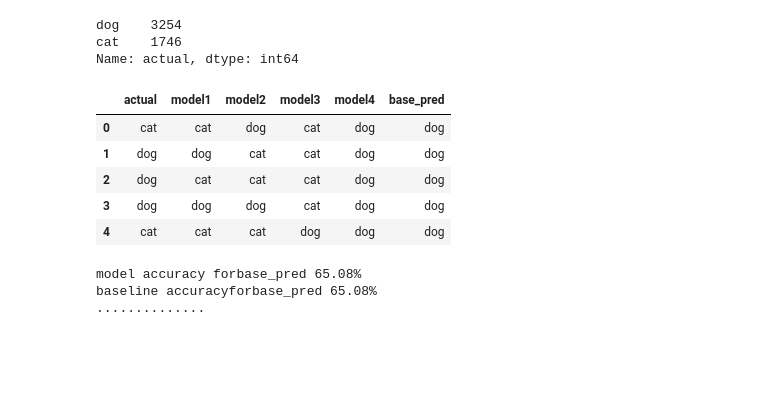
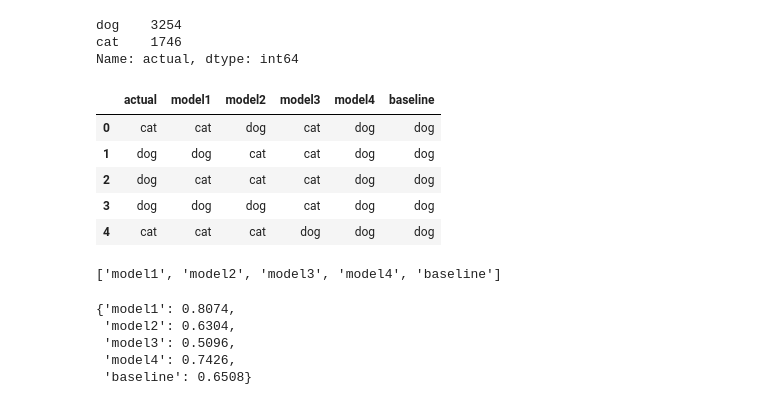
Before and after one commit to Saroj6632/classification-exercises, a Jupyter notebook: model_evaluation.ipynb, the cells around one changed output. Cells and saved outputs as stored; diff of their text form; code cells hidden in the pictures; blank space fills up the shorter version.

```diff
--- a/model_evaluation.ipynb
+++ b/model_evaluation.ipynb
@@ -358,27 +196,32 @@ cat    1746
 Name: actual, dtype: int64
 # %%
 # since DOG is the most common, dog is set as baseline
-df['base_pred']='dog'
+df['baseline']='dog'
 df.head()
 # %% [output]
-|  | actual | model1 | model2 | model3 | model4 | base_pred |
+|  | actual | model1 | model2 | model3 | model4 | baseline |
 | 0 | cat | cat | dog | cat | dog | dog |
 | 1 | dog | dog | cat | cat | dog | dog |
 | 2 | dog | cat | cat | cat | dog | dog |
 | 3 | dog | dog | dog | cat | dog | dog |
 | 4 | cat | cat | cat | dog | dog | dog |
 # %%
-columns= df.columns
+columns= list(df.columns)
+columns = columns[1:]
+columns
+# %% [output]
+['model1', 'model2', 'model3', 'model4', 'baseline']
-# %%
-# model and baseline accuracy i.e actual == prediction
-for col in columns:
-    model_accuracy=(df.actual == df[col]).mean()
-    baseline_accuracy= (df.actual == df.base_pred).mean()
-print(f'model accuracy for{col} {model_accuracy:.2%}')
-print(f'baseline accuracyfor{col} {baseline_accuracy:.2%}')
-print('..............')
-print('\n')
-# %% [output]
-model accuracy forbase_pred 65.08%
-baseline accuracyforbase_pred 65.08%
-..............
+# %%
+#accuracy for each model
+output={}
+for col in columns:
+    model_accuracy=(df.actual == df[col]).mean()
+    output.update({col:model_accuracy})
+
+output
+# %% [output]
+{'model1': 0.8074,
+ 'model2': 0.6304,
+ 'model3': 0.5096,
+ 'model4': 0.7426,
+ 'baseline': 0.6508}
```
Also changed, not shown: parts of 55 cells of this notebook.
